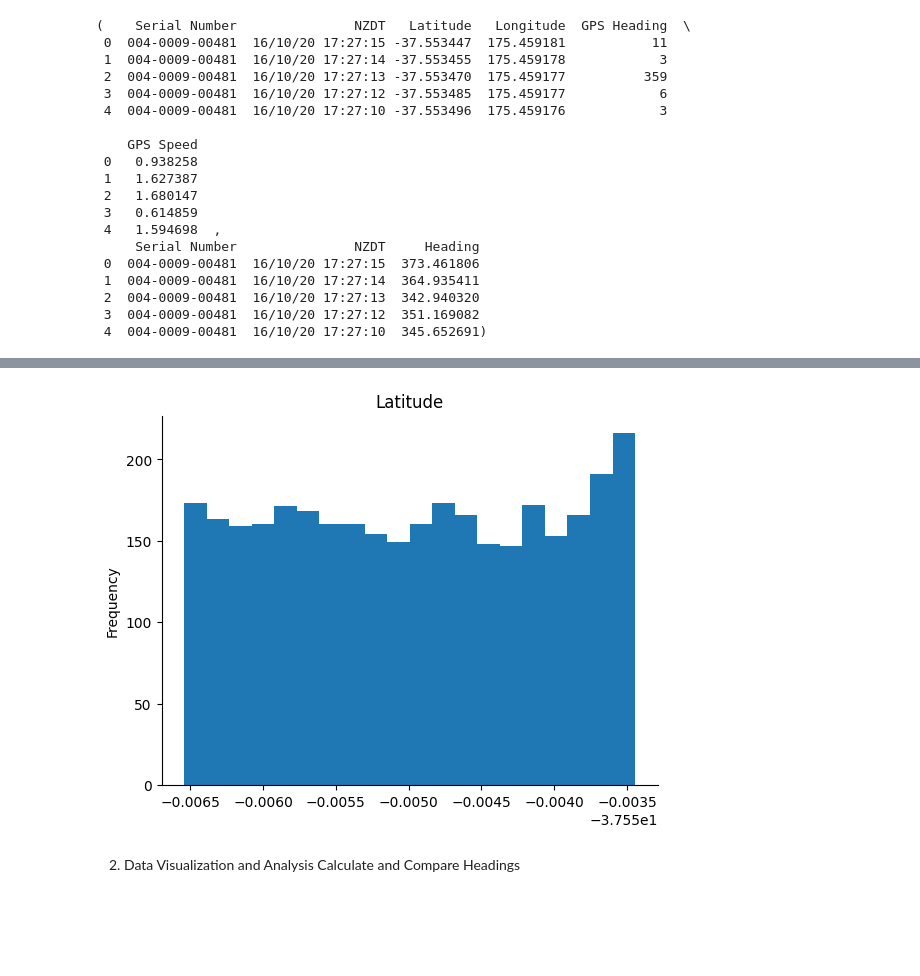
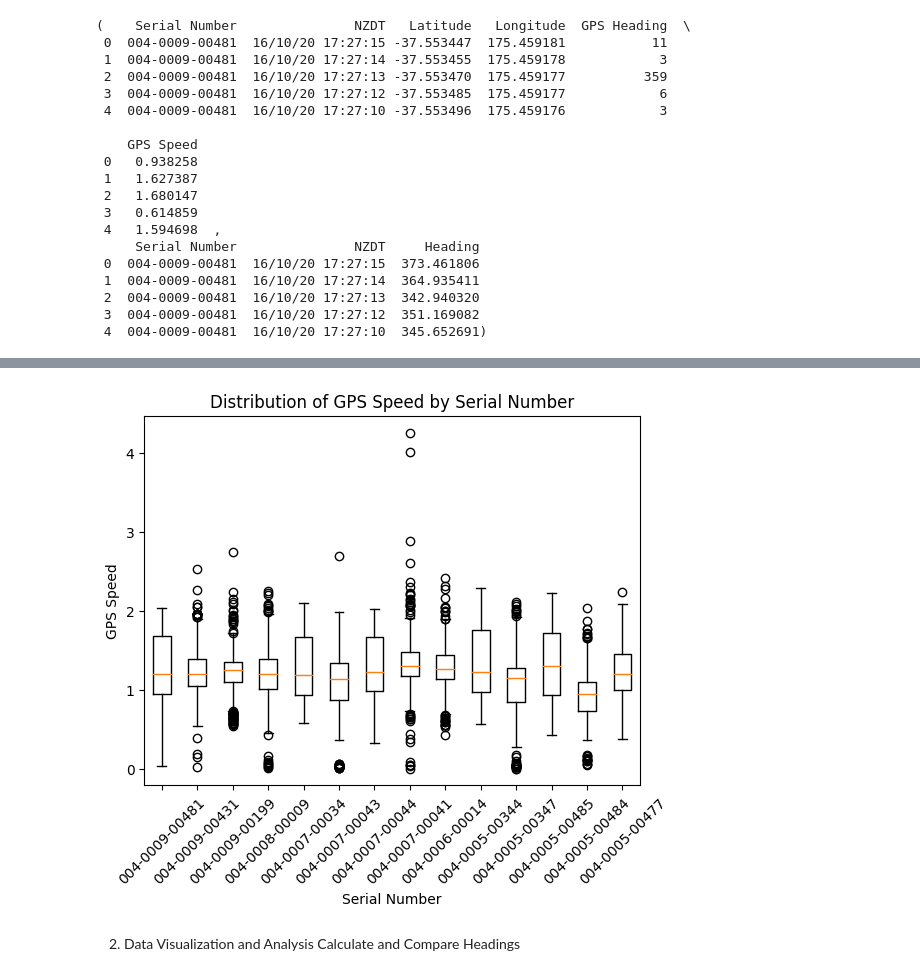
Before and after one commit to VladPlusIn/internship_task, a Jupyter notebook: Welcome_To_Colab.ipynb, the cells around one changed output, grey strips where cells are left out. Drawn from its saved outputs; the diff is of its cells as text; code cells hidden in the pictures; blank space fills up the shorter version.

Commit message:
added distributions

```diff
--- a/Welcome_To_Colab.ipynb
+++ b/Welcome_To_Colab.ipynb
@@ -118,11 +54,16 @@ _ = plt.ylabel('Latitude')
-# %%
-# @title Latitude
-
-from matplotlib import pyplot as plt
-merged_data['Latitude'].plot(kind='hist', bins=20, title='Latitude')
-plt.gca().spines[['top', 'right',]].set_visible(False)
-# %% [output]
-[figure, removed]
+# %%
+# @title Distribution of GPS Speed by Serial Number
+
+import matplotlib.pyplot as plt
+
+plt.boxplot([merged_data['GPS Speed'][merged_data['Serial Number'] == sn] for sn in merged_data['Serial Number'].unique()], labels=merged_data['Serial Number'].unique())
+
+plt.xlabel('Serial Number')
+plt.ylabel('GPS Speed')
+plt.title('Distribution of GPS Speed by Serial Number')
+_ = plt.xticks(rotation=45)
+# %% [output]
+[figure, added]
 # %% [markdown]
 2. Data Visualization and Analysis
 Calculate and Compare Headings
```
Also changed, not shown: parts of 18 cells of this notebook.
